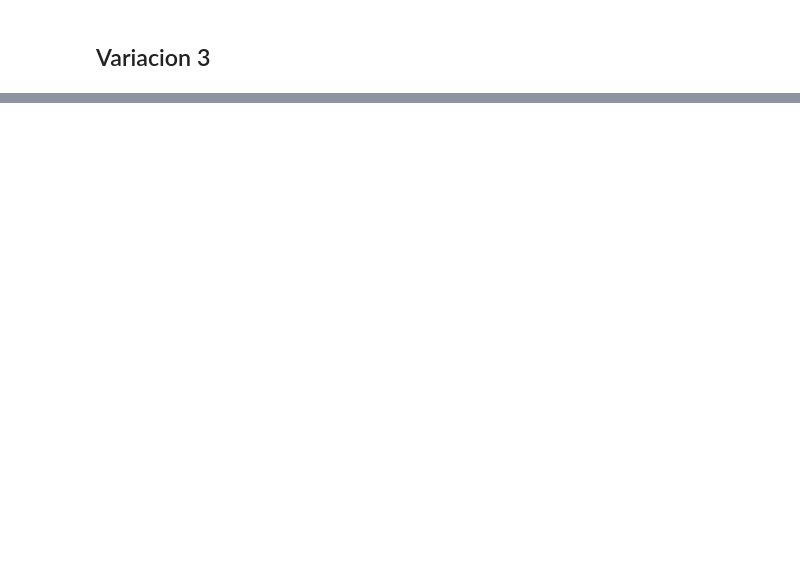
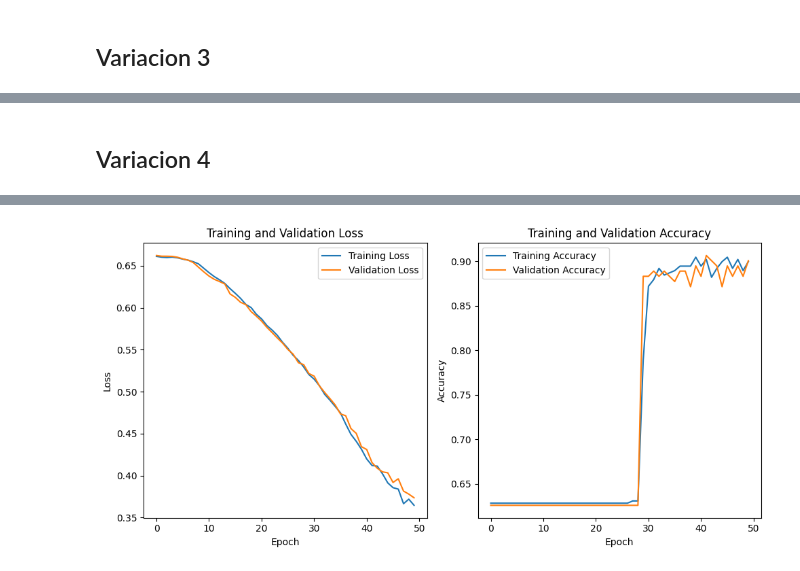
Before and after one commit to carteag43066/ML_2, a Jupyter notebook: Codigos/Session 4/Ejercicio4_3.ipynb, the cells around one changed output, grey strips where cells are left out. Cells and saved outputs as stored; diff of their text form; code cells hidden in the pictures; blank space fills up the shorter version.

```diff
--- a/Codigos/Session 4/Ejercicio4_3.ipynb
+++ b/Codigos/Session 4/Ejercicio4_3.ipynb
@@ -305,0 +306,52 @@ Loss: 0.23967961966991425, Accuracy: 0.9298245906829834
+# %% [markdown]
+## Variacion 4
+# %%
+model_3_v4 = Sequential()
+model_3_v4.add(Dense(units=25, input_dim= X.shape[1], activation='sigmoid'))
+model_3_v4.add(Dense(units=12, activation='sigmoid'))
+model_3_v4.add(Dense(units=1, activation='sigmoid'))
+
+#4. The model having an input layer with two dense layers of 16 and 8
+#(hidden layer) neurons followed by a dense layer of 1 (for output) neuron
+#with sigmoid activation is created. The model is compiled with 'sgd'
+#optimizer, binary cross entropy loss (binary classification), and accuracy
+#metric. The model is trained over 50 epochs with the training set.
+
+model_3_v4.compile(optimizer=Adam(learning_rate=0.001), loss='binary_crossentropy', metrics=['accuracy'])
+history = model_3_v4.fit(X_train, y_train, epochs=50, batch_size=32,
+                      validation_data=(X_test, y_test))
+loss, accuracy = model_3_v4.evaluate(X_test, y_test)
+print(f"Loss: {loss}, Accuracy: {accuracy}")
+
+#5. Note that after compiling the model, the output was saved in a variable
+#called history. This is a dictionary from which training and validation
+#accuracy and loss are plotted.
+
+import matplotlib.pyplot as plt
+
+train_loss = history.history['loss']
+val_loss = history.history['val_loss']
+train_acc = history.history['accuracy']
+val_acc = history.history['val_accuracy']
+
+plt.figure(figsize=(10, 5))
+
+plt.subplot(1, 2, 1)
+plt.plot(train_loss, label='Training Loss')
+plt.plot(val_loss, label='Validation Loss')
+plt.xlabel('Epoch')
+plt.ylabel('Loss')
+plt.title('Training and Validation Loss')
+plt.legend()
+
+plt.subplot(1, 2, 2)
+plt.plot(train_acc, label='Training Accuracy')
+plt.plot(val_acc, label='Validation Accuracy')
+plt.xlabel('Epoch')
+plt.ylabel('Accuracy')
+plt.title('Training and Validation Accuracy')
+plt.legend()
+
+plt.tight_layout()
+plt.show()
+# %% [output]
@@ -305,0 +375 @@ Loss: 0.23967961966991425, Accuracy: 0.9298245906829834
+[figure, added]
```
Also changed, not shown: parts of 11 cells of this notebook, 6 other files.
